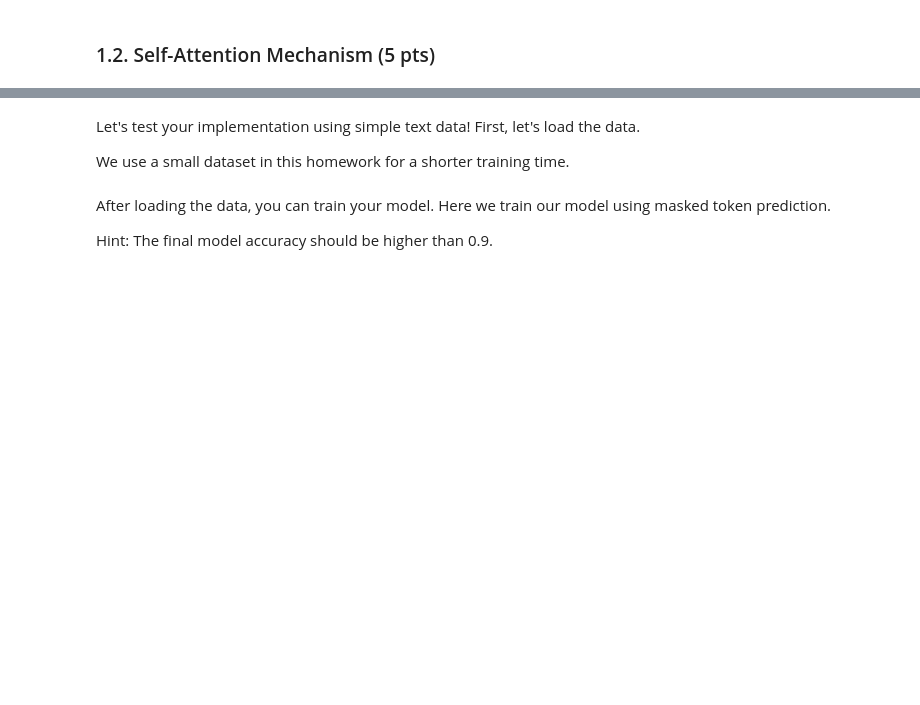
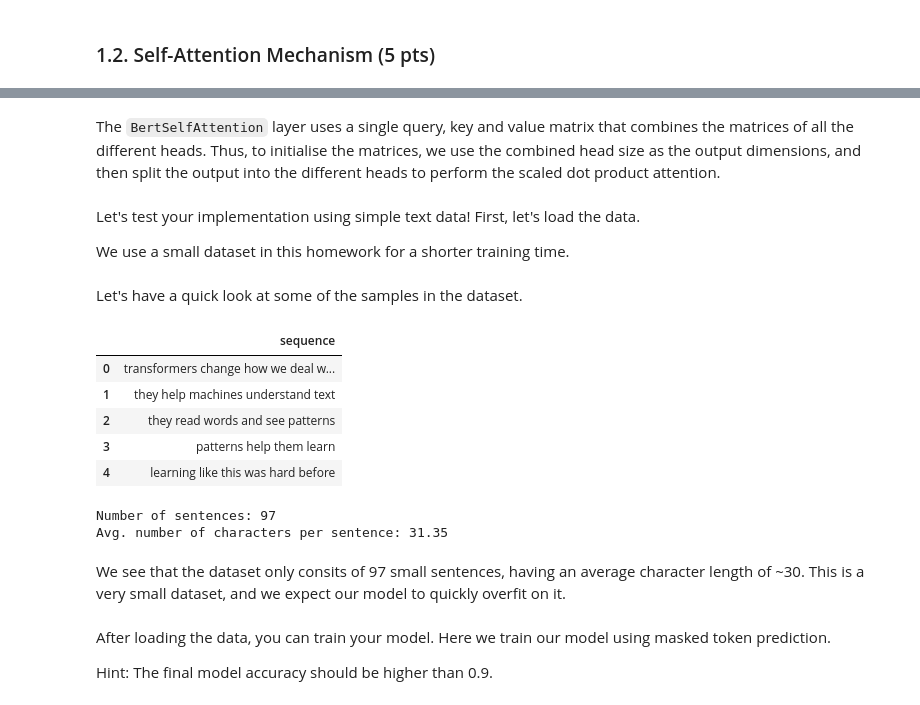
Before and after one commit to mikasenghaas/cs502, a Jupyter notebook: homeworks/3/Homework3.ipynb, the cells around one changed output, grey strips where cells are left out. Cells and saved outputs as stored; diff of their text form; code cells hidden in the pictures; blank space fills up the shorter version.

```diff
--- a/homeworks/3/Homework3.ipynb
+++ b/homeworks/3/Homework3.ipynb
@@ -117,3 +141,5 @@ I will split the implementation of the `BertSelfAttention` class into several ch
+# %% [markdown]
+The `BertSelfAttention` layer uses a single query, key and value matrix that combines the matrices of all the different heads. Thus, to initialise the matrices, we use the combined head size as the output dimensions, and then split the output into the different heads to perform the scaled dot product attention.
 # %%
 class BertSelfAttention(nn.Module):
     def __init__(self, config):
@@ -213,6 +251,28 @@ We use a small dataset in this homework for a shorter training time.
 # ChatGPT generated text data about BERT
 text = text_exercise.get()
 sentences_df, vocab = data.to_sentence_df(text)
+# %% [markdown]
+Let's have a quick look at some of the samples in the dataset.
+# %%
+sentences_df.head(5)
+# %% [output]
+|  | sequence |
+| 0 | transformers change how we deal w... |
+| 1 | they help machines understand text |
+| 2 | they read words and see patterns |
+| 3 | patterns help them learn |
+| 4 | learning like this was hard before |
+# %%
+num_sentences = len(sentences_df)
+avg_sentence_len = np.array([len(seq) for seq in sentences_df.sequence]).mean()
+
+print(f"Number of sentences: {num_sentences}")
+print(f"Avg. number of characters per sentence: {avg_sentence_len:.2f}")
+# %% [output]
+Number of sentences: 97
+Avg. number of characters per sentence: 31.35
+# %% [markdown]
+We see that the dataset only consits of 97 small sentences, having an average character length of ~30. This is a very small dataset, and we expect our model to quickly overfit on it.
 # %% [markdown]
 After loading the data, you can train your model. Here we train our model using masked token prediction.
 
```
Also changed, not shown: parts of 60 cells of this notebook.
